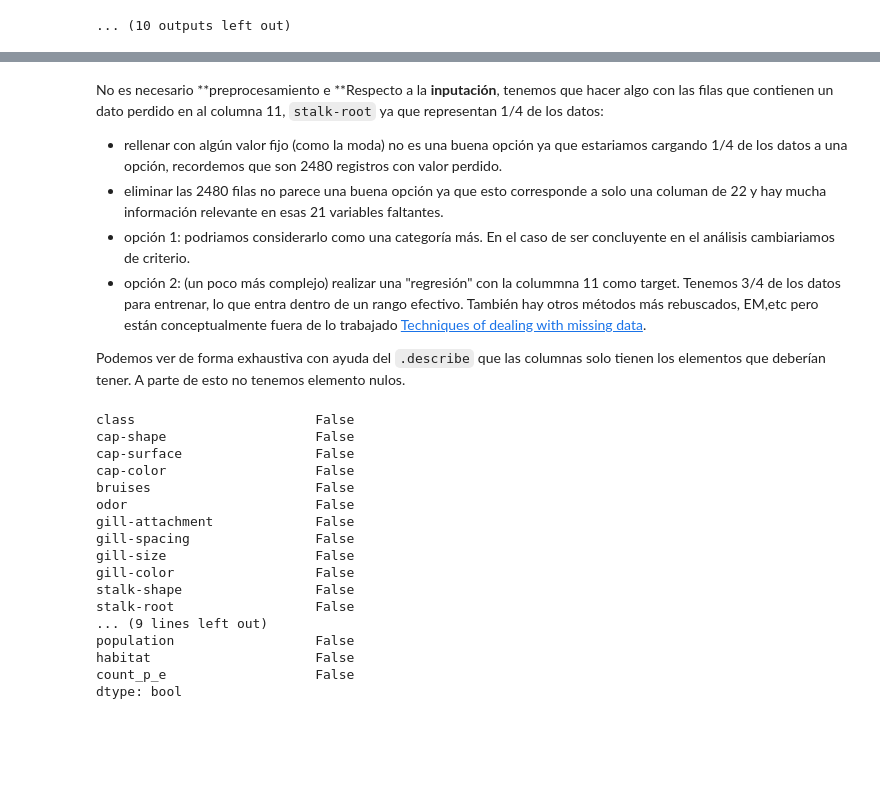
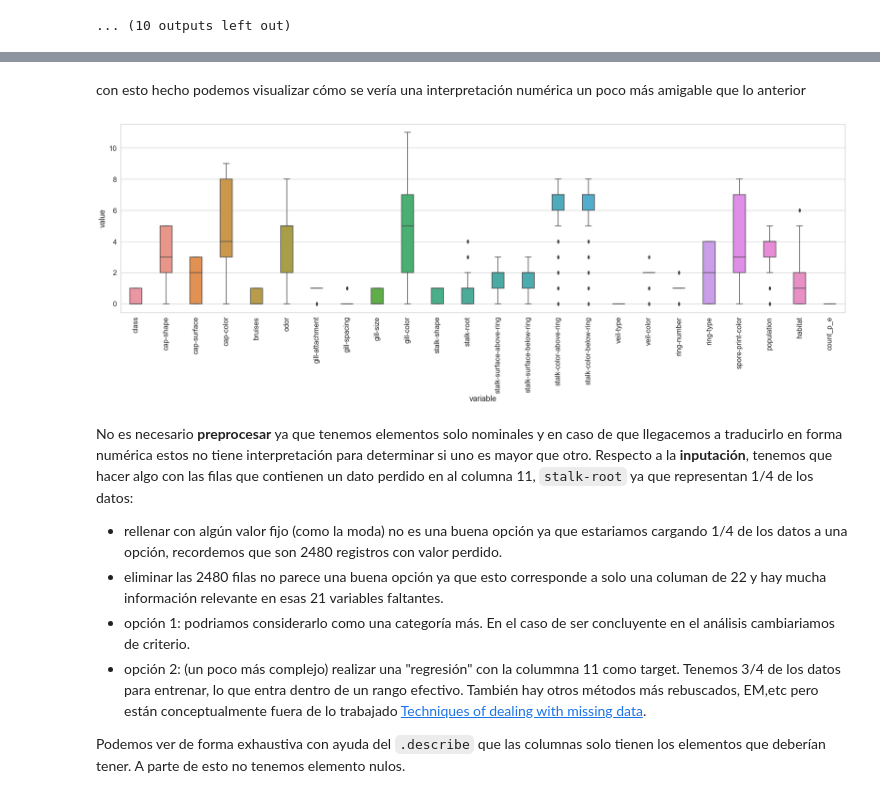
Before and after one commit to agustinhuerta1/mat281_portfolio-, a Jupyter notebook: project/project_definition.ipynb, the cells around one changed output, grey strips where cells are left out. Saved outputs shown, nothing was run; the diff lists cells and outputs as text; code cells hidden in the pictures; blank space fills up the shorter version.

```diff
--- a/project/project_definition.ipynb
+++ b/project/project_definition.ipynb
@@ -144,0 +147,6 @@ for j in mushroom.columns.drop(["class","count_p_e"]):
+# %%
+from sklearn import preprocessing
+le = preprocessing.LabelEncoder()
+for col in mushroom.columns:
+    mushroom[col] = le.fit_transform(mushroom[col])
+mushroom
@@ -145,5 +167,21 @@ for j in mushroom.columns.drop(["class","count_p_e"]):
+# %% [markdown]
+con esto hecho podemos visualizar cómo se vería una interpretación numérica un poco más amigable que lo anterior
+# %%
+import numpy as np; np.random.seed(42)
+import pandas as pd
+import matplotlib.pyplot as plt
+import seaborn as sns
+
+sns.set(rc={'figure.figsize':(30,8)}, font_scale=1.5, style='whitegrid')
+
+sns.boxplot(x="variable", y="value", data=pd.melt(mushroom), width=0.4)
+plt.xticks(rotation=90)
+
+plt.show()
+# %% [output]
+[figure, added]
 # %% [markdown]
-No es necesario **preprocesamiento e **Respecto a la **inputación**, tenemos que hacer algo con las filas que contienen un dato perdido en al columna 11, `stalk-root` ya que representan 1/4 de los datos:
+No es necesario **preprocesar** ya que tenemos elementos solo nominales y en caso de que llegacemos a traducirlo en forma numérica estos no tiene interpretación para determinar si uno es mayor que otro. Respecto a la **inputación**, tenemos que hacer algo con las filas que contienen un dato perdido en al columna 11, `stalk-root` ya que representan 1/4 de los datos:
 
 * rellenar con algún valor fijo (como la moda) no es una buena opción ya que estariamos cargando 1/4 de los datos a una opción, recordemos que son 2480 registros con valor perdido.
 * eliminar las 2480 filas no parece una buena opción ya que esto corresponde a solo una columan de 22 y hay mucha información relevante en esas 21 variables faltantes.
@@ -151,23 +189,3 @@ No es necesario **preprocesamiento e **Respecto a la **inputación**, tenemos qu
 * opción 2: (un poco más complejo) realizar una "regresión" con la colummna 11 como target. Tenemos 3/4 de los datos para entrenar, lo que entra dentro de un rango efectivo. También hay otros métodos más rebuscados, EM,etc pero están conceptualmente fuera de lo trabajado [Techniques of dealing with missing data](https://en.wikipedia.org/wiki/Missing_data#Techniques_of_dealing_with_missing_data).
 
 Podemos ver de forma exhaustiva con ayuda del `.describe` que las columnas solo tienen los elementos que deberían tener. A parte de esto no tenemos elemento nulos.
-# %%
-mushroom.isnull().any()
-# %% [output]
-class                       False
-cap-shape                   False
-cap-surface                 False
-cap-color                   False
-bruises                     False
-odor                        False
-gill-attachment             False
-gill-spacing                False
-gill-size                   False
-gill-color                  False
-stalk-shape                 False
-stalk-root                  False
-... (9 lines left out)
-population                  False
-habitat                     False
-count_p_e                   False
-dtype: bool
```
Also changed, not shown: parts of 8 cells of this notebook.
